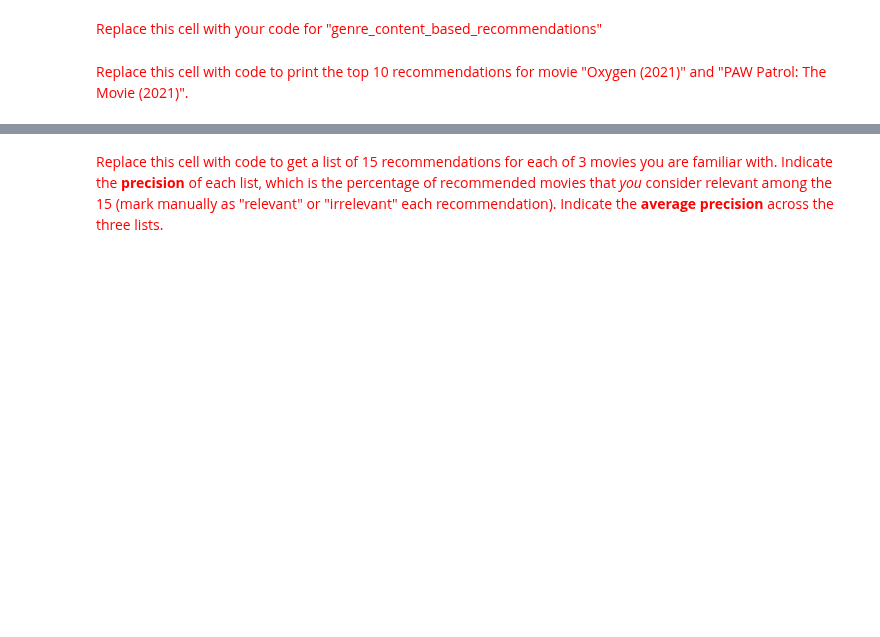
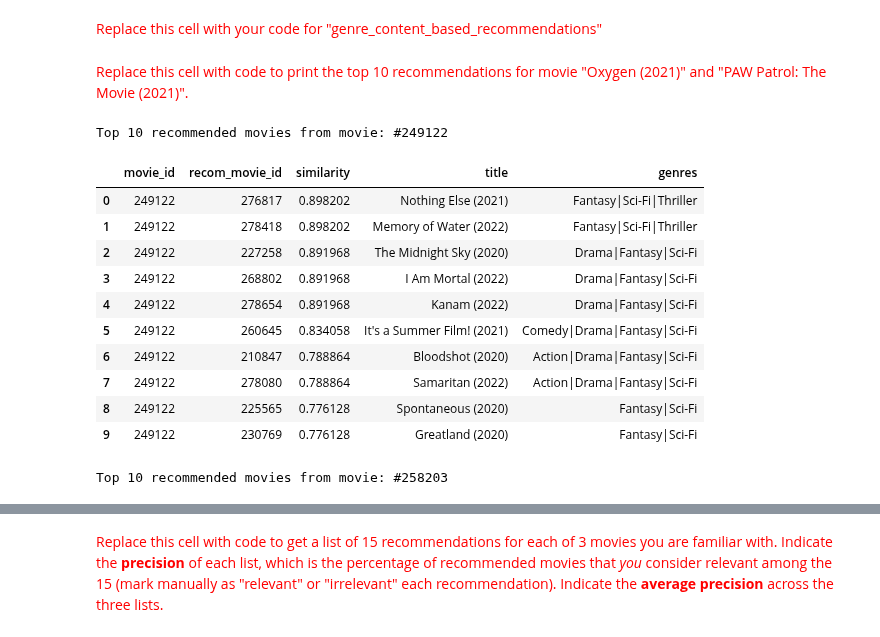
Before and after one commit to zsykk/datamining_2nd, a Jupyter notebook: ps05_content_based_recsys.ipynb, the cells around one changed output, grey strips where cells are left out. Drawn from its saved outputs; the diff is of its cells as text; code cells hidden in the pictures; blank space fills up the shorter version.

```diff
--- a/ps05_content_based_recsys.ipynb
+++ b/ps05_content_based_recsys.ipynb
@@ -714,3 +726,27 @@ def genre_content_based_recommendations(movie_id, movies, similarities, num_movi
                                      columns=['movie_id', 'recom_movie_id', 'similarity', 'title', 'genres'])
 # %% [markdown]
 <font size="+1" color="red">Replace this cell with code to print the top 10 recommendations for movie "Oxygen (2021)" and "PAW Patrol: The Movie (2021)".</font>
+# %%
+movie_id = movies.loc[movies['title'] == 'Oxygen (2021)', 'movie_id'].item()
+print(f'Top 10 recommended movies from movie: #{movie_id}')
+df = genre_content_based_recommendations(movie_id, movies_filtered, cosine_sim)
+display(df)
+
+movie_id2 = movies.loc[movies['title'] == 'PAW Patrol: The Movie (2021)', 'movie_id'].item()
+print(f'Top 10 recommended movies from movie: #{movie_id2}')
+df2 = genre_content_based_recommendations(movie_id2, movies_filtered, cosine_sim)
+display(df2)
+# %% [output]
+Top 10 recommended movies from movie: #249122
+|  | movie_id | recom_movie_id | similarity | title | genres |
+| 0 | 249122 | 276817 | 0.898202 | Nothing Else (2021) | Fantasy|Sci-Fi|Thriller |
+| 1 | 249122 | 278418 | 0.898202 | Memory of Water (2022) | Fantasy|Sci-Fi|Thriller |
+| 2 | 249122 | 227258 | 0.891968 | The Midnight Sky (2020) | Drama|Fantasy|Sci-Fi |
+| 3 | 249122 | 268802 | 0.891968 | I Am Mortal (2022) | Drama|Fantasy|Sci-Fi |
+| 4 | 249122 | 278654 | 0.891968 | Kanam (2022) | Drama|Fantasy|Sci-Fi |
+| 5 | 249122 | 260645 | 0.834058 | It's a Summer Film! (2021) | Comedy|Drama|Fantasy|Sci-Fi |
+| 6 | 249122 | 210847 | 0.788864 | Bloodshot (2020) | Action|Drama|Fantasy|Sci-Fi |
+| 7 | 249122 | 278080 | 0.788864 | Samaritan (2022) | Action|Drama|Fantasy|Sci-Fi |
+| 8 | 249122 | 225565 | 0.776128 | Spontaneous (2020) | Fantasy|Sci-Fi |
+| 9 | 249122 | 230769 | 0.776128 | Greatland (2020) | Fantasy|Sci-Fi |
+Top 10 recommended movies from movie: #258203
```
Also changed, not shown: parts of 5 cells of this notebook.
